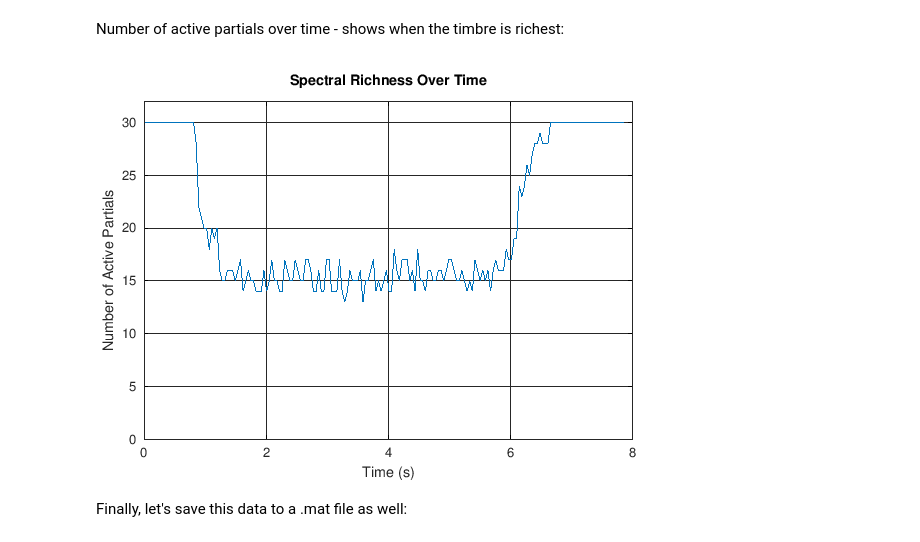
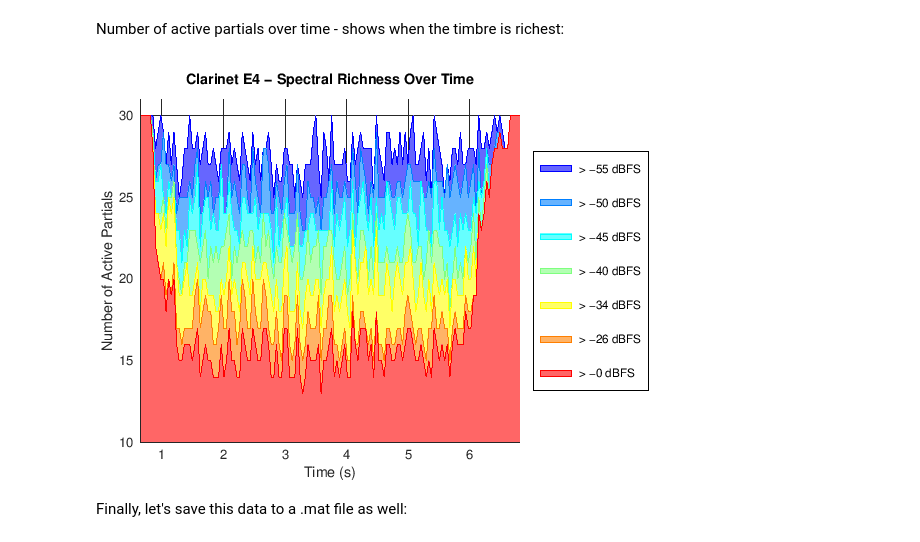
Before and after one commit to calyau/octave-notebooks, a Jupyter notebook: data/audio-dsp-and-spectralism.ipynb, the cells around one changed output. Saved outputs shown, nothing was run; the diff lists cells and outputs as text; code cells hidden in the pictures.

```diff
--- a/data/audio-dsp-and-spectralism.ipynb
+++ b/data/audio-dsp-and-spectralism.ipynb
@@ -210,18 +204,11 @@ plot_spectral_centroid(times, freqs_matrix, amps_matrix, 'Timbral Brightness Ove
 # %% [markdown]
 Number of active partials over time - shows when the timbre is richest:
-# %%
-% Count active partials per frame
-active_partials = sum(amps_matrix > -10, 2);  % Partials above threshold
-
-figure;
-plot(times, active_partials, 'LineWidth', 2);
-xlabel('Time (s)');
-ylabel('Number of Active Partials');
-title('Spectral Richness Over Time');
-grid on;
-ylim([0 max(active_partials) + 2]);
-# %% [output]
-[figure, removed]
+# %%
+db_thresholds = [-0.5, -26, -34, -40, -45, -50, -55];
+ap_range = [10, 31];
+plot_spectral_richness(times, amps_matrix, db_thresholds, 'Clarinet E4', ct_range, ap_range);
+# %% [output]
+[figure, added]
 # %% [markdown]
 Finally, let's save this data to a .mat file as well:
 # %%
```
Also changed, not shown: parts of 5 cells of this notebook, 1 other file.
